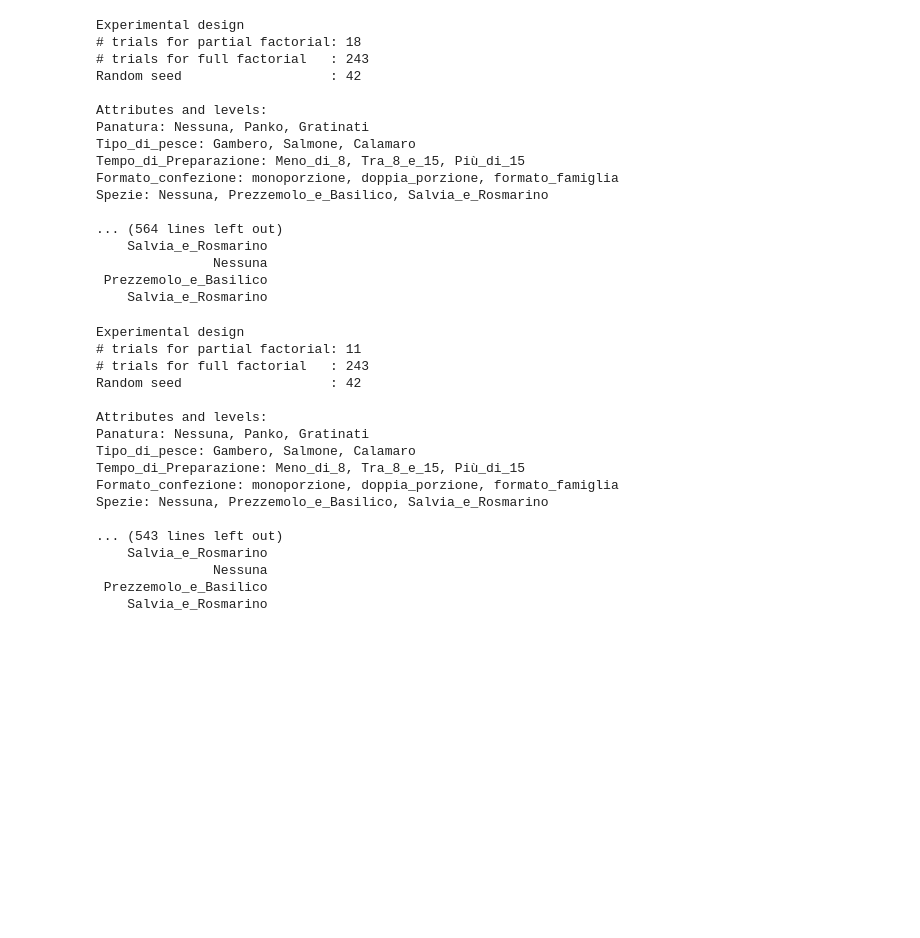
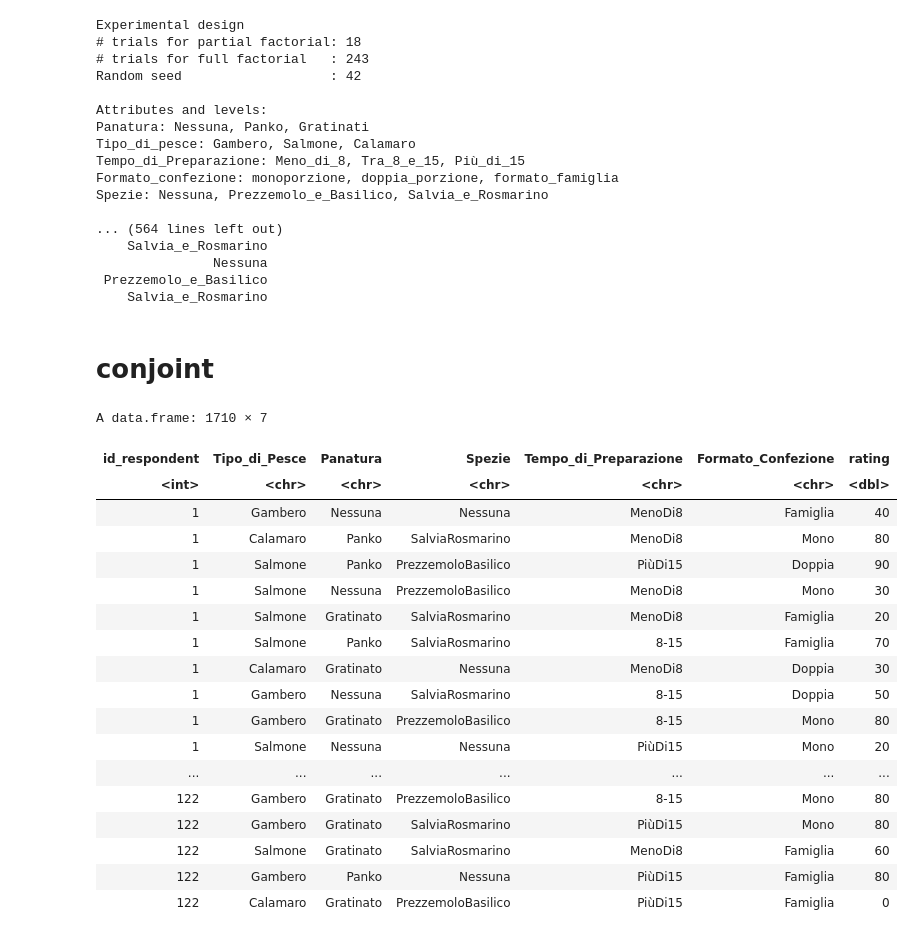
Before and after one commit to AngelicaLongo/Marketing-analytics-, a Jupyter notebook: Conjoint_analysis.ipynb, the cells around one changed output. Drawn from its saved outputs; the diff is of its cells as text; code cells hidden in the pictures; blank space fills up the shorter version.

```diff
--- a/Conjoint_analysis.ipynb
+++ b/Conjoint_analysis.ipynb
@@ -111,23 +69,5 @@ Spezie: Nessuna, Prezzemolo_e_Basilico, Salvia_e_Rosmarino
     Salvia_e_Rosmarino
 # %%
 #con 18: efficiency 1 quindi migkliore combo
-# %%
-summary(doe(data.attributes, seed = 42, trials = 10))
-# %% [output]
-Experimental design
-# trials for partial factorial: 11
-# trials for full factorial   : 243
-Random seed                   : 42
-
-Attributes and levels:
-Panatura: Nessuna, Panko, Gratinati
-Tipo_di_pesce: Gambero, Salmone, Calamaro
-Tempo_di_Preparazione: Meno_di_8, Tra_8_e_15, Più_di_15
-Formato_confezione: monoporzione, doppia_porzione, formato_famiglia
-Spezie: Nessuna, Prezzemolo_e_Basilico, Salvia_e_Rosmarino
-
-... (543 lines left out)
-    Salvia_e_Rosmarino
-               Nessuna
- Prezzemolo_e_Basilico
-    Salvia_e_Rosmarino
+# %% [markdown]
+# conjoint
@@ -133,0 +76,22 @@ Spezie: Nessuna, Prezzemolo_e_Basilico, Salvia_e_Rosmarino
+# %%
+survey
+# %% [output]
+A data.frame: 1710 × 7
+| id_respondent | Tipo_di_Pesce | Panatura | Spezie | Tempo_di_Preparazione | Formato_Confezione | rating |
+| <int> | <chr> | <chr> | <chr> | <chr> | <chr> | <dbl> |
+| 1 | Gambero | Nessuna | Nessuna | MenoDi8 | Famiglia | 40 |
+| 1 | Calamaro | Panko | SalviaRosmarino | MenoDi8 | Mono | 80 |
+| 1 | Salmone | Panko | PrezzemoloBasilico | PiùDi15 | Doppia | 90 |
+| 1 | Salmone | Nessuna | PrezzemoloBasilico | MenoDi8 | Mono | 30 |
+| 1 | Salmone | Gratinato | SalviaRosmarino | MenoDi8 | Famiglia | 20 |
+| 1 | Salmone | Panko | SalviaRosmarino | 8-15 | Famiglia | 70 |
+| 1 | Calamaro | Gratinato | Nessuna | MenoDi8 | Doppia | 30 |
+| 1 | Gambero | Nessuna | SalviaRosmarino | 8-15 | Doppia | 50 |
+| 1 | Gambero | Gratinato | PrezzemoloBasilico | 8-15 | Mono | 80 |
+| 1 | Salmone | Nessuna | Nessuna | PiùDi15 | Mono | 20 |
+| ... | ... | ... | ... | ... | ... | ... |
+| 122 | Gambero | Gratinato | PrezzemoloBasilico | 8-15 | Mono | 80 |
+| 122 | Gambero | Gratinato | SalviaRosmarino | PiùDi15 | Mono | 80 |
+| 122 | Salmone | Gratinato | SalviaRosmarino | MenoDi8 | Famiglia | 60 |
+| 122 | Gambero | Panko | Nessuna | PiùDi15 | Famiglia | 80 |
+| 122 | Calamaro | Gratinato | PrezzemoloBasilico | PiùDi15 | Famiglia | 0 |
```
Also changed, not shown: parts of 13 cells of this notebook, 3 other files.
